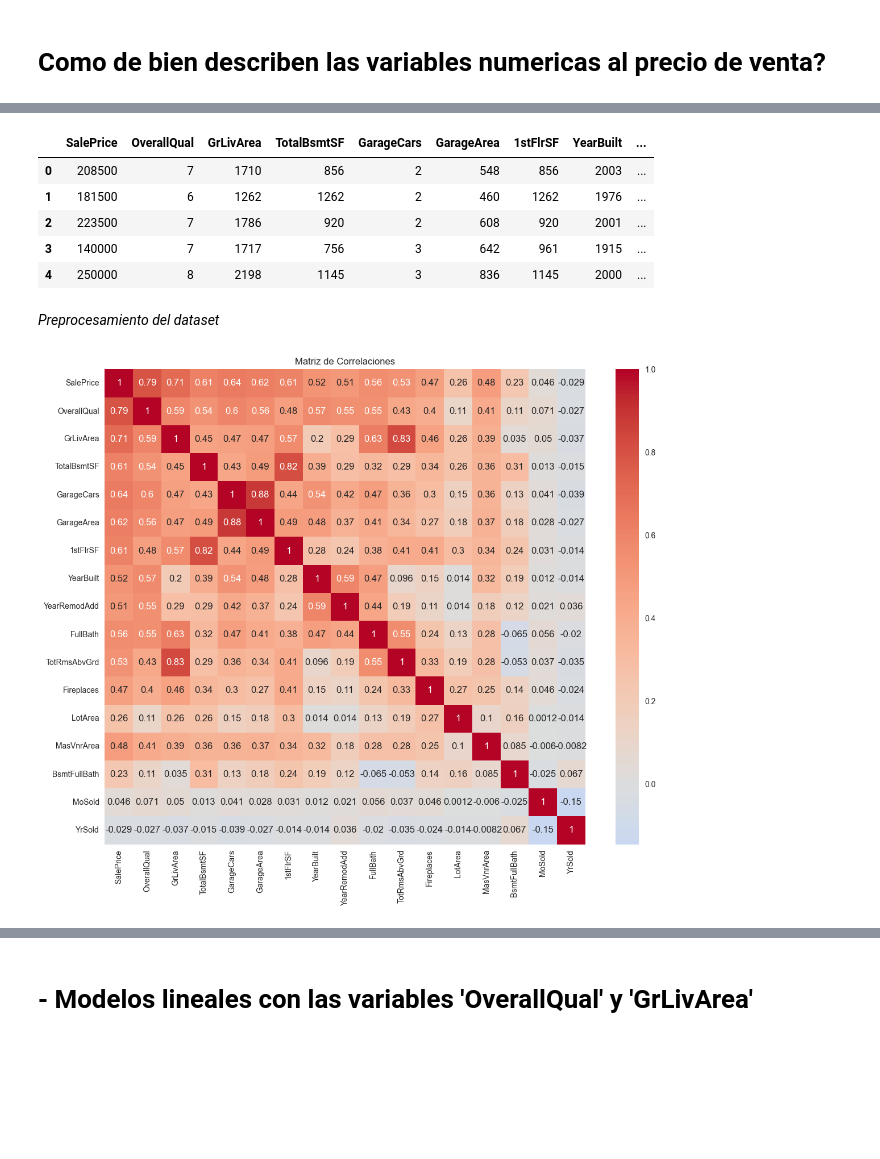
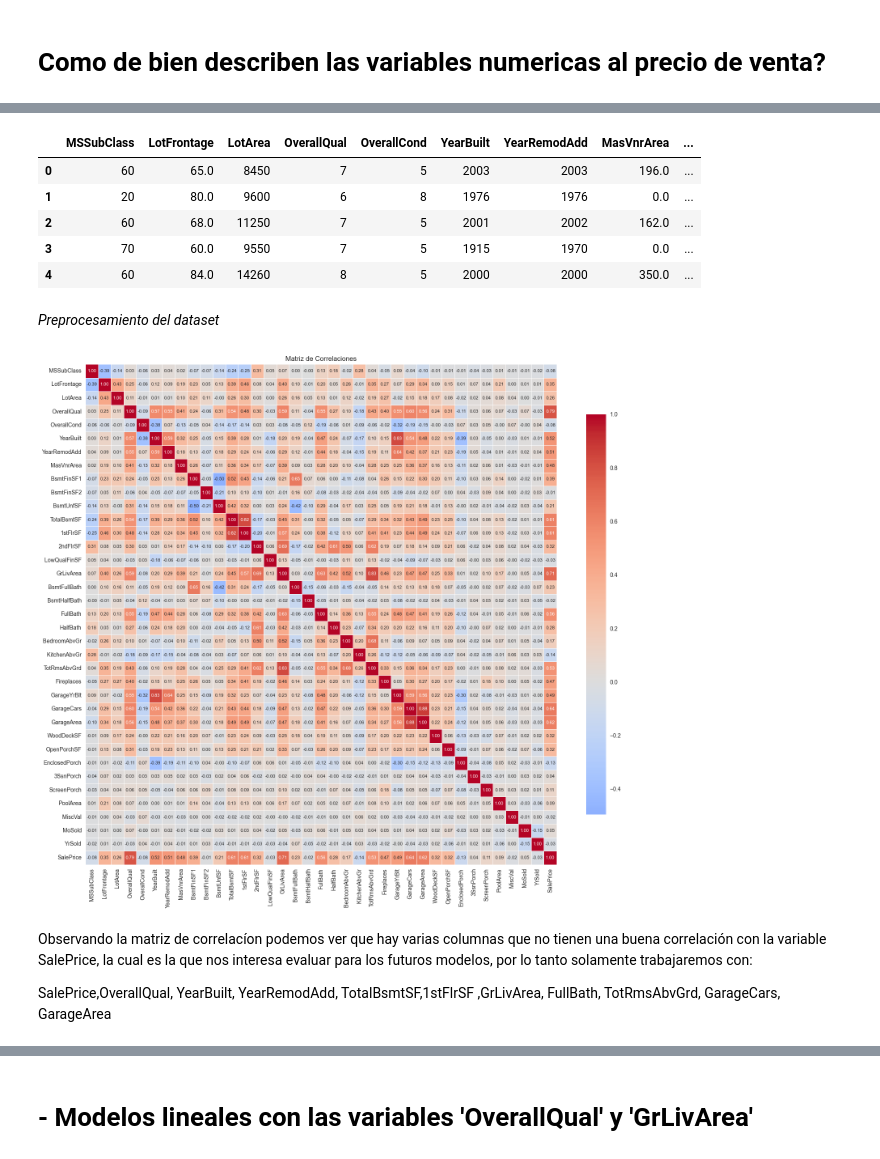
Before and after one commit to JoseAMoralesF/P2-Entrega1-MineriadeDatos, a Jupyter notebook: p2e1.ipynb, the cells around one changed output, grey strips where cells are left out. Saved outputs shown, nothing was run; the diff lists cells and outputs as text; code cells hidden in the pictures; blank space fills up the shorter version.

```diff
--- a/p2e1.ipynb
+++ b/p2e1.ipynb
@@ -246,21 +300,23 @@ plot_scatter_and_hist(numericast, cand, 'SalePrice')
 # %%
 # Seleccionar las variables clave
-columnas_numericas = ['SalePrice', 'OverallQual', 'GrLivArea', 'TotalBsmtSF', 'GarageCars',
-        'GarageArea', '1stFlrSF', 'YearBuilt', 'YearRemodAdd', 'FullBath',
-        'TotRmsAbvGrd', 'Fireplaces', 'LotArea', 'MasVnrArea', 'BsmtFullBath',
-        'MoSold', 'YrSold']
+columnas_numericas = ['MSSubClass', 'LotFrontage', 'LotArea', 'OverallQual', 'OverallCond', 'YearBuilt', 'YearRemodAdd'
+                      , 'MasVnrArea', 'BsmtFinSF1', 'BsmtFinSF2', 'BsmtUnfSF', 'TotalBsmtSF', '1stFlrSF', '2ndFlrSF',
+                      'LowQualFinSF', 'GrLivArea', 'BsmtFullBath', 'BsmtHalfBath', 'FullBath', 'HalfBath'
+                      , 'BedroomAbvGr', 'KitchenAbvGr', 'TotRmsAbvGrd', 'Fireplaces', 'GarageYrBlt'
+                      , 'GarageCars', 'GarageArea', 'WoodDeckSF', 'OpenPorchSF', 'EnclosedPorch'
+                      , '3SsnPorch', 'ScreenPorch', 'PoolArea', 'MiscVal', 'MoSold', 'YrSold', 'SalePrice']
 
 datos_numericos = datost[columnas_numericas]  # Crear nuevo dataframe con las variables seleccionadas
 
 # Mostrar las primeras filas para verificar
 datos_numericos.head()
 # %% [output]
-|  | SalePrice | OverallQual | GrLivArea | TotalBsmtSF | GarageCars | GarageArea | 1stFlrSF | YearBuilt | ... |
-| 0 | 208500 | 7 | 1710 | 856 | 2 | 548 | 856 | 2003 | ... |
-| 1 | 181500 | 6 | 1262 | 1262 | 2 | 460 | 1262 | 1976 | ... |
-| 2 | 223500 | 7 | 1786 | 920 | 2 | 608 | 920 | 2001 | ... |
-| 3 | 140000 | 7 | 1717 | 756 | 3 | 642 | 961 | 1915 | ... |
-| 4 | 250000 | 8 | 2198 | 1145 | 3 | 836 | 1145 | 2000 | ... |
+|  | MSSubClass | LotFrontage | LotArea | OverallQual | OverallCond | YearBuilt | YearRemodAdd | MasVnrArea | ... |
+| 0 | 60 | 65.0 | 8450 | 7 | 5 | 2003 | 2003 | 196.0 | ... |
+| 1 | 20 | 80.0 | 9600 | 6 | 8 | 1976 | 1976 | 0.0 | ... |
+| 2 | 60 | 68.0 | 11250 | 7 | 5 | 2001 | 2002 | 162.0 | ... |
+| 3 | 70 | 60.0 | 9550 | 7 | 5 | 1915 | 1970 | 0.0 | ... |
+| 4 | 60 | 84.0 | 14260 | 8 | 5 | 2000 | 2000 | 350.0 | ... |
 # %% [markdown]
 *Preprocesamiento del dataset*
 # %%
@@ -274,39 +330,61 @@ def hopkins_statistic(X):
         np.max(X, axis=0),
         size=(n_samples, n_dims)
     )
-
 
     neigh = NearestNeighbors(n_neighbors=2)
     neigh.fit(X)
 
     # Distancias para puntos reales
     u_distances, _ = neigh.kneighbors(X_uniform, n_neighbors=1)
     w_distances, _ = neigh.kneighbors(X, n_neighbors=2)
 
     # Calcular estadístico de Hopkins
     u_sum = np.sum(u_distances)
     w_sum = np.sum(w_distances[:, 1])
 
     return u_sum / (u_sum + w_sum)
 
 # Seleccionar las columnas numéricas
+
+
 X = datos_numericos[columnas_numericas]
 
 # Calcular matriz de correlaciones
 corr_matrix = X.corr()
 
 
-plt.figure(figsize=(12, 10))
-sns.heatmap(corr_matrix, annot=True, cmap='coolwarm', center=0)
+# Ajustar el tamaño de la figura para que sea lo suficientemente grande
+plt.figure(figsize=(16, 14))
+
+# Crear el heatmap
+sns.heatmap(corr_matrix, annot=True, fmt='.2f', cmap='coolwarm', center=0,
+            cbar_kws={'shrink': 0.8},  # Reducir el tamaño de la barra de color
+            annot_kws={'size': 8},  # Reducir el tamaño de la fuente de los números
+            linewidths=0.5)
+
+# Rotar las etiquetas para que sean legibles
+plt.xticks(rotation=90)  # Rota las etiquetas del eje X
+plt.yticks(rotation=0)   # Rota las etiquetas del eje Y (si es necesario)
+
+# Agregar título
 plt.title('Matriz de Correlaciones')
+
+# Ajustar los márgenes para que no se corten las etiquetas
 plt.tight_layout()
+
+# Mostrar la matriz
 plt.show()
 
+# Normalización de las variables
 scaler = StandardScaler()
 X_scaled = scaler.fit_transform(X)
 X_scaled = pd.DataFrame(X_scaled, columns=X.columns)
 # %% [output]
-[figure, old version]
+[figure, new version]
+# %% [markdown]
+<p>Observando la matriz de correlacíon podemos ver que hay varias columnas que no tienen una buena correlación con la variable SalePrice, la cual es la que nos interesa evaluar para los futuros modelos, por lo tanto solamente trabajaremos con: </p>
+
+SalePrice,OverallQual, YearBuilt, YearRemodAdd, TotalBsmtSF,1stFlrSF  ,GrLivArea, FullBath, TotRmsAbvGrd, GarageCars, GarageArea
 # %%
 # Seleccionar las variables clave
 columnas_numericas = ['SalePrice', 'OverallQual', 'GrLivArea', 'TotalBsmtSF', 'GarageCars',
```
Also changed, not shown: parts of 44 cells of this notebook.
